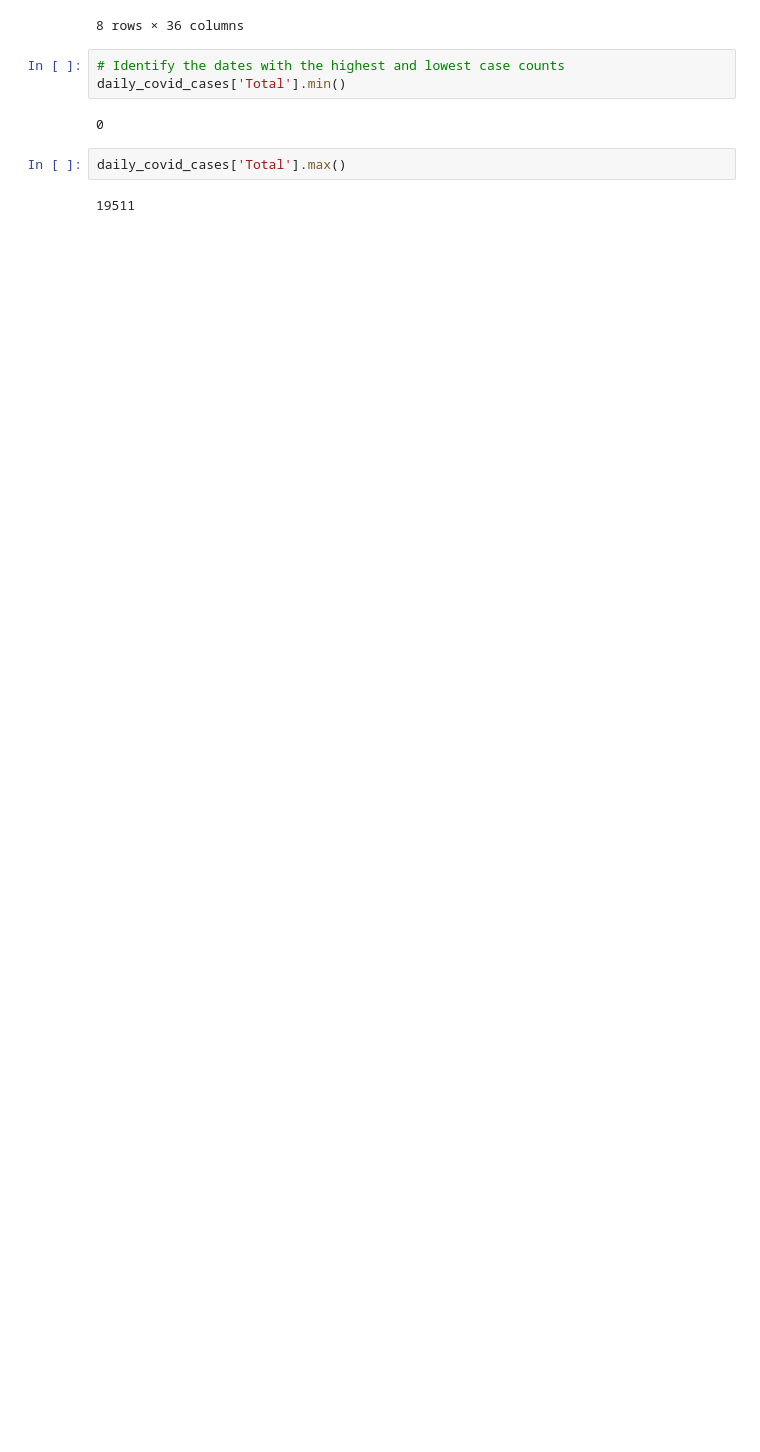
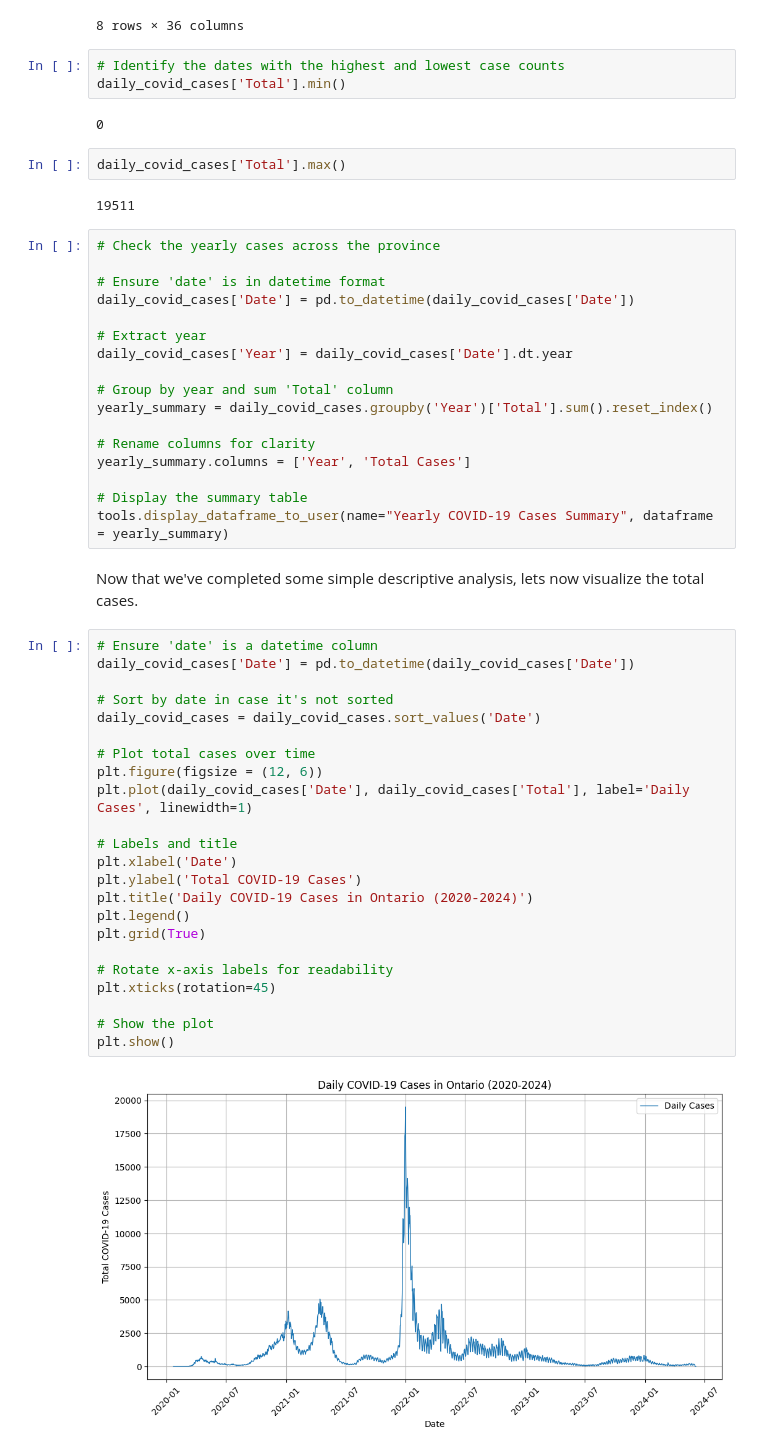
Before and after one commit to codingwithcoffee/DS-Tools-Assignment, a Jupyter notebook: Final Assignment DSTools - MWhyte.ipynb, the cells around one changed output. Cells and saved outputs as stored; diff of their text form; blank space fills up the shorter version.

Commit message:
Added visualization in notebook and pip_tools into requirements.txt

```diff
--- a/Final Assignment DSTools - MWhyte.ipynb
+++ b/Final Assignment DSTools - MWhyte.ipynb
@@ -70,3 +65,47 @@ daily_covid_cases['Total'].min()
 daily_covid_cases['Total'].max()
 # %% [output]
 19511
+# %%
+# Check the yearly cases across the province
+
+# Ensure 'date' is in datetime format
+daily_covid_cases['Date'] = pd.to_datetime(daily_covid_cases['Date'])
+
+# Extract year
+daily_covid_cases['Year'] = daily_covid_cases['Date'].dt.year
+
+# Group by year and sum 'Total' column
+yearly_summary = daily_covid_cases.groupby('Year')['Total'].sum().reset_index()
+
+# Rename columns for clarity
+yearly_summary.columns = ['Year', 'Total Cases']
+
+# Display the summary table
+tools.display_dataframe_to_user(name="Yearly COVID-19 Cases Summary", dataframe = yearly_summary)
+# %% [markdown]
+Now that we've completed some simple descriptive analysis, lets now visualize the total cases.
+# %%
+# Ensure 'date' is a datetime column
+daily_covid_cases['Date'] = pd.to_datetime(daily_covid_cases['Date'])
+
+# Sort by date in case it's not sorted
+daily_covid_cases = daily_covid_cases.sort_values('Date')
+
+# Plot total cases over time
+plt.figure(figsize = (12, 6))
+plt.plot(daily_covid_cases['Date'], daily_covid_cases['Total'], label='Daily Cases', linewidth=1)
+
+# Labels and title
+plt.xlabel('Date')
+plt.ylabel('Total COVID-19 Cases')
+plt.title('Daily COVID-19 Cases in Ontario (2020-2024)')
+plt.legend()
+plt.grid(True)
+
+# Rotate x-axis labels for readability
+plt.xticks(rotation=45)
+
+# Show the plot
+plt.show()
+# %% [output]
+[figure, added]
```
Also changed, not shown: parts of 1 cell of this notebook, 1 other file.
